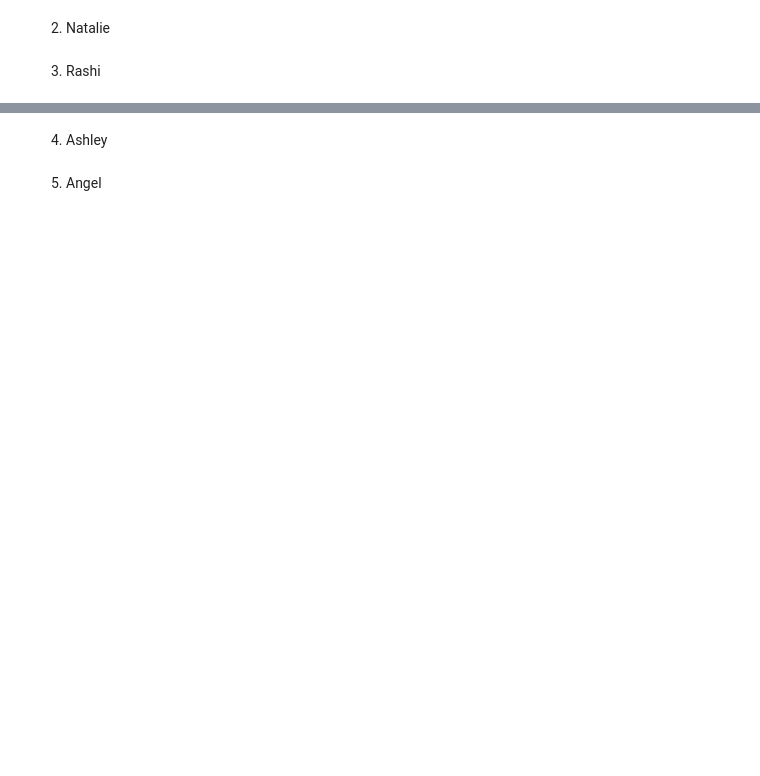
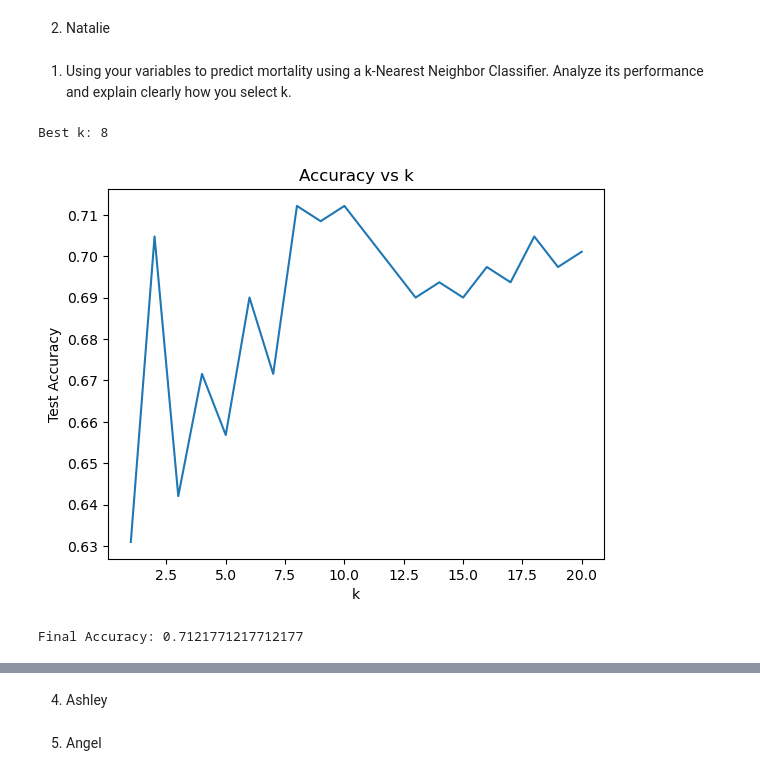
Before and after one commit to yxqin06/DS3021_Project_1, a Jupyter notebook: Notebook.ipynb, the cells around one changed output, grey strips where cells are left out. Saved outputs shown, nothing was run; the diff lists cells and outputs as text; code cells hidden in the pictures; blank space fills up the shorter version.

Commit message:
Rashi's part in notebook

```diff
--- a/Notebook.ipynb
+++ b/Notebook.ipynb
@@ -106,4 +106,4 @@ new_df.describe()
 # %% [markdown]
 2) Natalie
 # %% [markdown]
-3) Rashi
+1. Using your variables to predict mortality using a k-Nearest Neighbor Classifier. Analyze its performance and explain clearly how you select k.
@@ -109,0 +132,46 @@ new_df.describe()
+# %%
+X = df_q3[["SSMX3", "SSMX4", "SSMX5"]]
+y = df_q3["MORTSTAT"].astype(int)
+
+#Split the data into training and testing (80% vs 20%)
+X_train, X_test, y_train, y_test = train_test_split(
+    X, y, test_size=0.2, random_state=42, stratify=y
+)
+
+#standardized the variables to prevent bias in distance-based algorithms like KNN
+scaler = StandardScaler()
+X_train_scaled = scaler.fit_transform(X_train)
+X_test_scaled = scaler.transform(X_test)
+# %%
+#Testing k values between 1 and 20 and selecting the highest accuracy to determine the best k for KNN
+k_values = range(1, 21)
+accuracies = []
+for k in k_values:
+    knn = KNeighborsClassifier(n_neighbors=k)
+    knn.fit(X_train_scaled, y_train)
+    y_pred = knn.predict(X_test_scaled)
+    acc = accuracy_score(y_test, y_pred)
+    accuracies.append(acc)
+best_k = k_values[np.argmax(accuracies)]
+print("Best k:", best_k)
+# %% [output]
+Best k: 8
+# %%
+plt.plot(k_values, accuracies)
+plt.xlabel("k")
+plt.ylabel("Test Accuracy")
+plt.title("Accuracy vs k")
+plt.show()
+#This graph shows which k value gives the highest accuracy, which is 8 in this case.
+# %% [output]
+[figure, added]
+# %%
+#Fit the final kNN model using the selected best value of k
+final_model = KNeighborsClassifier(n_neighbors=best_k)
+final_model.fit(X_train_scaled, y_train)
+#Finally, generate predictions on the test set and evaluate the final model's performance
+y_final_pred = final_model.predict(X_test_scaled)
+
+print("Final Accuracy:", accuracy_score(y_test, y_final_pred))
+# %% [output]
+Final Accuracy: 0.7121771217712177
```
Also changed, not shown: parts of 2 cells of this notebook, 2 other files.
